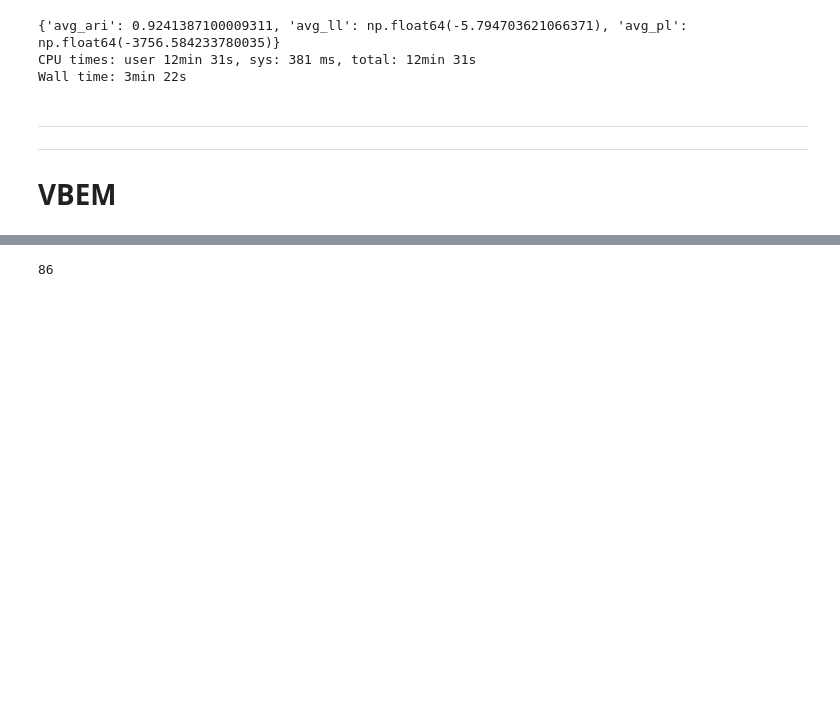
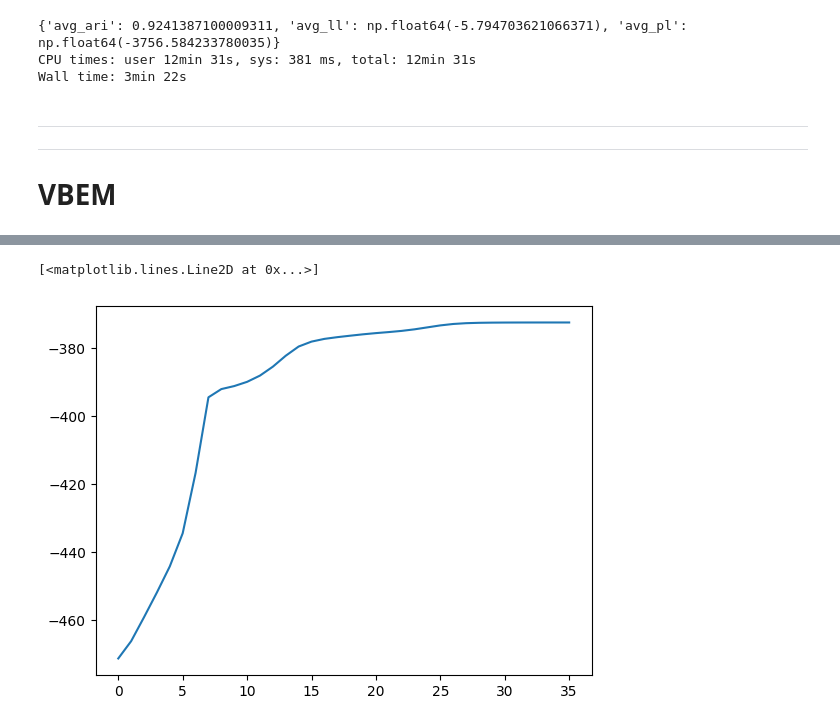
Before and after one commit to jimmyjz1127/bayesian-mixture-model-missing-data, a Jupyter notebook: test.ipynb, the cells around one changed output, grey strips where cells are left out. Saved outputs shown, nothing was run; the diff lists cells and outputs as text; code cells hidden in the pictures; blank space fills up the shorter version.

```diff
--- a/test.ipynb
+++ b/test.ipynb
@@ -119,7 +120,8 @@ adjusted_rand_score(y_train,result['z'])
 # %%
-len(result['elbos'])
+plt.plot(result['elbos'])
 # %% [output]
-86
+[<matplotlib.lines.Line2D at 0x...>]
+[figure, added]
 # %%
 %%time
 params = BMMPriorParameters(X, 13)
```
Also changed, not shown: parts of 8 cells of this notebook, 5 other files.
